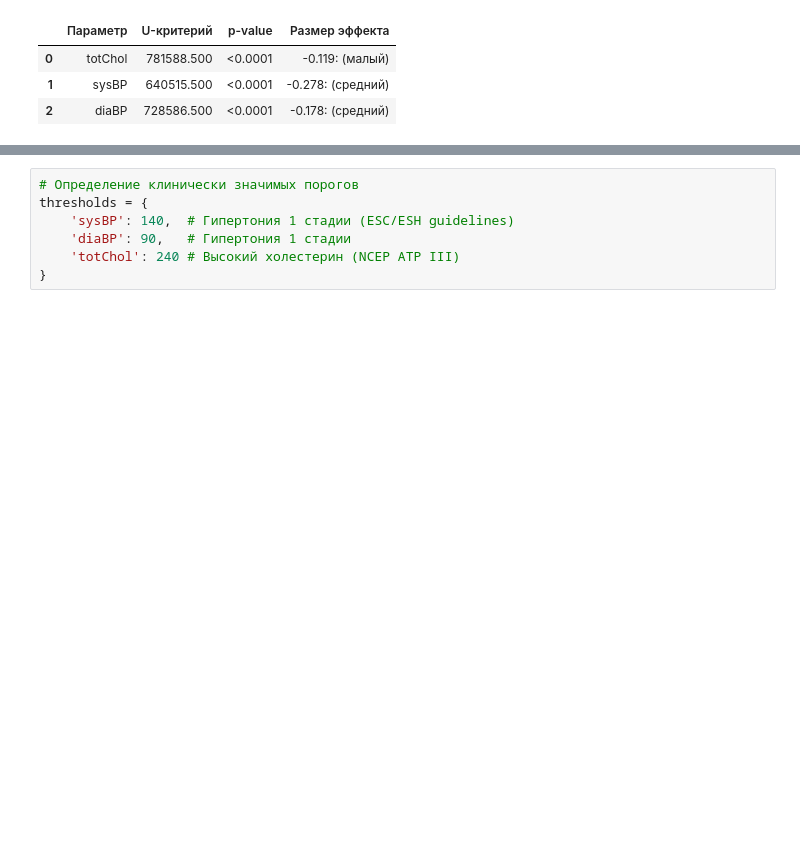
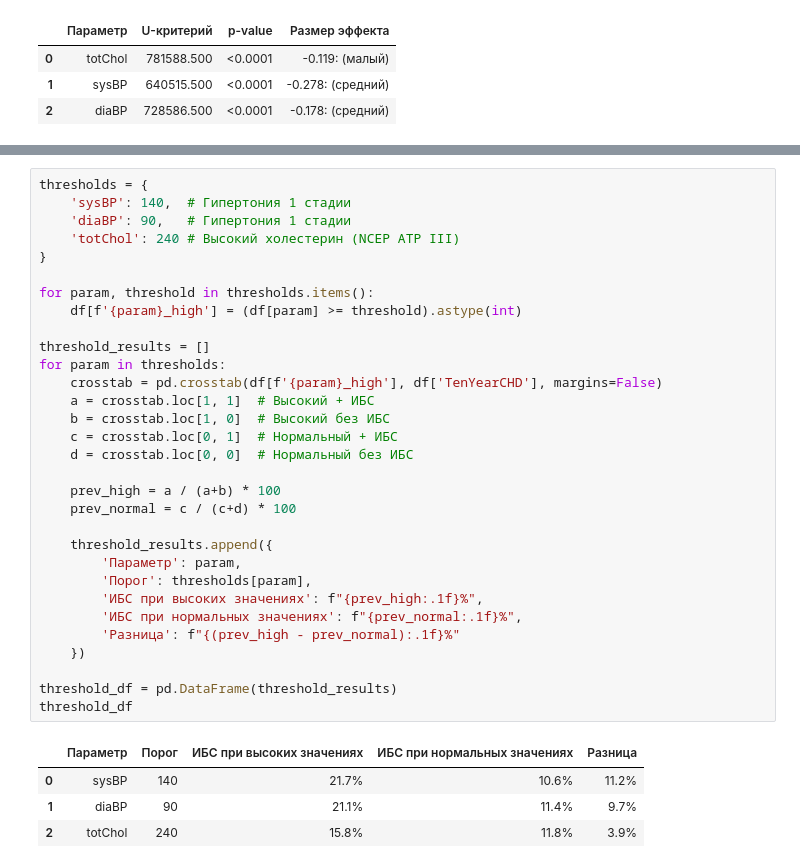
Before and after one commit to AnnaKasatkina/Framingham_Heart_Study, a Jupyter notebook: notebooks/02_VDA.ipynb, the cells around one changed output, grey strips where cells are left out. Drawn from its saved outputs; the diff is of its cells as text; blank space fills up the shorter version.

```diff
--- a/notebooks/02_VDA.ipynb
+++ b/notebooks/02_VDA.ipynb
@@ -160,9 +146,38 @@ plt.tight_layout()
 # %% [output]
 [figure]
 # %%
-# Определение клинически значимых порогов
 thresholds = {
-    'sysBP': 140,  # Гипертония 1 стадии (ESC/ESH guidelines)
+    'sysBP': 140,  # Гипертония 1 стадии
     'diaBP': 90,   # Гипертония 1 стадии
     'totChol': 240 # Высокий холестерин (NCEP ATP III)
 }
+
+for param, threshold in thresholds.items():
+    df[f'{param}_high'] = (df[param] >= threshold).astype(int)
+
+threshold_results = []
+for param in thresholds:
+    crosstab = pd.crosstab(df[f'{param}_high'], df['TenYearCHD'], margins=False)
+    a = crosstab.loc[1, 1]  # Высокий + ИБС
+    b = crosstab.loc[1, 0]  # Высокий без ИБС
+    c = crosstab.loc[0, 1]  # Нормальный + ИБС
+    d = crosstab.loc[0, 0]  # Нормальный без ИБС
+
+    prev_high = a / (a+b) * 100
+    prev_normal = c / (c+d) * 100
+
+    threshold_results.append({
+        'Параметр': param,
+        'Порог': thresholds[param],
+        'ИБС при высоких значениях': f"{prev_high:.1f}%",
+        'ИБС при нормальных значениях': f"{prev_normal:.1f}%",
+        'Разница': f"{(prev_high - prev_normal):.1f}%"
+    })
+
+threshold_df = pd.DataFrame(threshold_results)
+threshold_df
+# %% [output]
+|  | Параметр | Порог | ИБС при высоких значениях | ИБС при нормальных значениях | Разница |
+| 0 | sysBP | 140 | 21.7% | 10.6% | 11.2% |
+| 1 | diaBP | 90 | 21.1% | 11.4% | 9.7% |
+| 2 | totChol | 240 | 15.8% | 11.8% | 3.9% |
```
Also changed, not shown: parts of 11 cells of this notebook, 5 other files.
